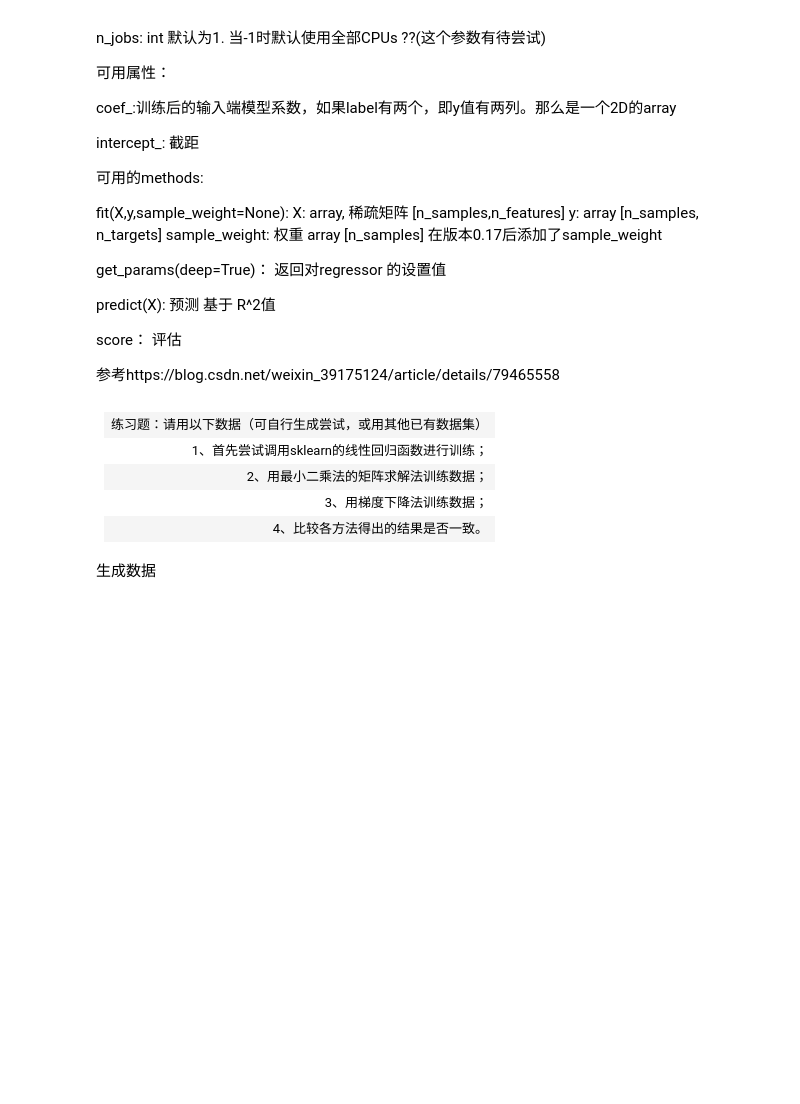
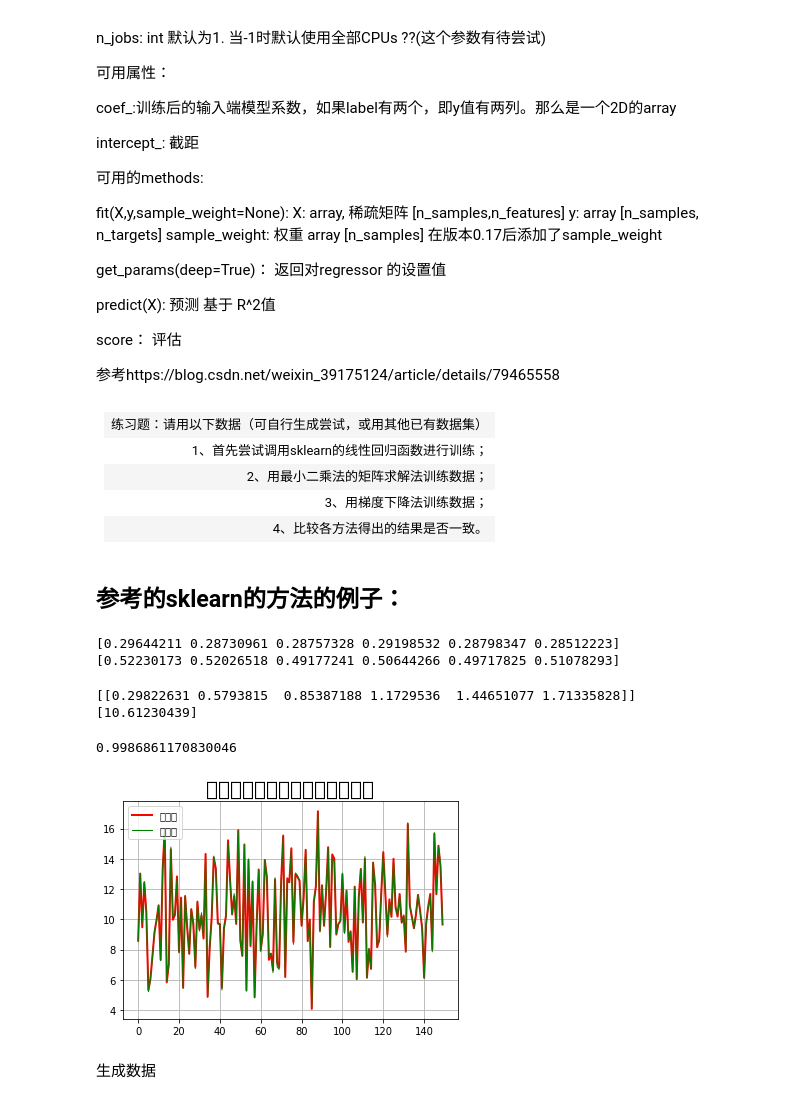
Before and after one commit to mayxx/mayxx.github.io, a Jupyter notebook: Task1 Linear_regression_mayxx.ipynb, the cells around one changed output. Saved outputs shown, nothing was run; the diff lists cells and outputs as text; code cells hidden in the pictures; blank space fills up the shorter version.

```diff
--- a/Task1 Linear_regression.ipynb
+++ b/Task1 Linear_regression_mayxx.ipynb
@@ -395,3 +419,5 @@ score： 评估
     <td  bgcolor="#87CEEB"><font size=2>4、比较各方法得出的结果是否一致。</font></td>
 </tr>
 </table>
+# %% [markdown]
+## 参考的sklearn的方法的例子：
@@ -398,3 +437,58 @@ score： 评估
+# %%
+# 定义目标函数通过改函数产生对应的y
+# y=1*x[0]+2*x[1]+....(n+1)*x[n]
+def l_model(x):
+    params = np.arange(1,x.shape[-1]+1)
+    y = np.sum(params*x)+np.random.randn(1)*0.1
+    return y
+
+# 定义数据集
+x = pd.DataFrame(np.random.rand(500,6))
+y = x.apply(lambda x_rows:pd.Series(l_model(x_rows)),axis=1)
+
+# 划分训练集和测试集
+x_train,x_test,y_train,y_test = train_test_split(x,y,test_size=0.3,random_state=2)
+
+# 数据标准化
+ss = StandardScaler()
+x_train_s = ss.fit_transform(x_train)
+x_test_s = ss.transform(x_test)
+
+# 输出下原数据的标准差和平均数
+print(ss.scale_)
+print(ss.mean_)
+# %% [output]
+[0.29644211 0.28730961 0.28757328 0.29198532 0.28798347 0.28512223]
+[0.52230173 0.52026518 0.49177241 0.50644266 0.49717825 0.51078293]
+# %%
+# 训练模型
+lr = LinearRegression()
+lr.fit(x_train_s,y_train)
+
+print(lr.coef_)
+print(lr.intercept_)
+# %% [output]
+[[0.29822631 0.5793815  0.85387188 1.1729536  1.44651077 1.71335828]]
+[10.61230439]
+# %%
+
+# 用模型预测
+y_predict=lr.predict(x_test_s)
+lr.score(x_test_s,y_test)
+# %% [output]
+0.9986861170830046
+# %%
+## 预测值和实际值画图比较
+t=np.arange(len(x_test_s))
+plt.figure(facecolor='w')#建一个画布，facecolor是背景色
+plt.plot(t, y_test, 'r-', linewidth=2, label='真实值')
+plt.plot(t, y_predict, 'g-', linewidth=1, label='预测值')
+plt.legend(loc = 'upper left')#显示图例，设置图例的位置
+plt.title("线性回归预测真实值之间的关系", fontsize=20)
+plt.grid(b=True)#加网格
+plt.show()
+# %% [output]
+[figure, added]
 # %% [markdown]
 生成数据
 # %%
```
Also changed, not shown: parts of 6 cells of this notebook.
